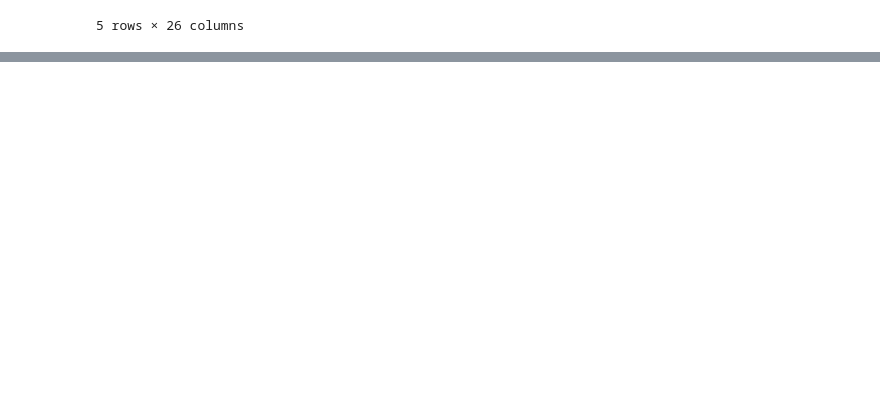
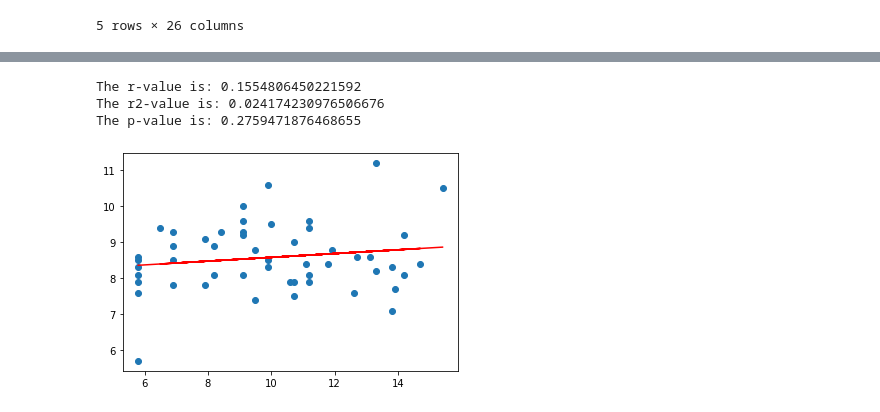
Before and after one commit to fisher1916/healthcare-disparities, a Jupyter notebook: Analysis/General_Demo_Analysis.ipynb, the cells around one changed output, grey strips where cells are left out. Cells and saved outputs as stored; diff of their text form; code cells hidden in the pictures; blank space fills up the shorter version.

```diff
--- a/Analysis/General_Demo_Analysis.ipynb
+++ b/Analysis/General_Demo_Analysis.ipynb
@@ -51,3 +110,21 @@ genDataComplete.head()
+# %%
+# Plot a scatter and regression Poverty, and COPD Deaths
+
+slope, intercept, rvalue, pvalue, stderr = linregress(COPD["Percent Veteran"], COPD["Score"])
+regress_values = COPD["Percent Veteran"] * slope + intercept
+line_eq = "y = " + str(round(slope,2)) + "x + " + str(round(intercept,2))
+fig, ax = plt.subplots()
+ax.plot(COPD["Percent Veteran"], regress_values, "r-")
+ax.scatter(COPD["Percent Veteran"], COPD["Score"])
+print(f"The r-value is: {rvalue}")
+print(f"The r2-value is: {rvalue**2}")
+print(f"The p-value is: {pvalue}")
+plt.show()
+# %% [output]
+The r-value is: 0.1554806450221592
+The r2-value is: 0.024174230976506676
+The p-value is: 0.2759471876468655
+[figure, added]
 # %%
 # Plot a scatter and regression of annual river depth and salmon counts to see if any correlation
 
```
Also changed, not shown: parts of 5 cells of this notebook.
